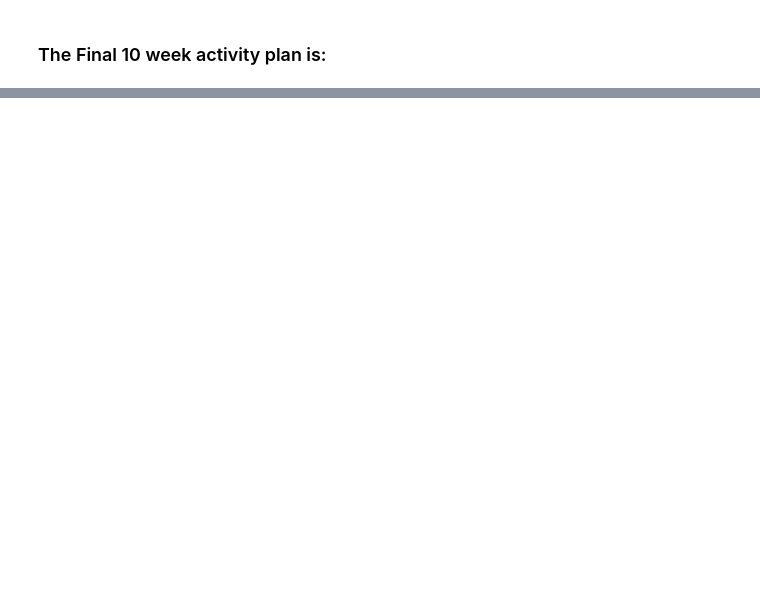
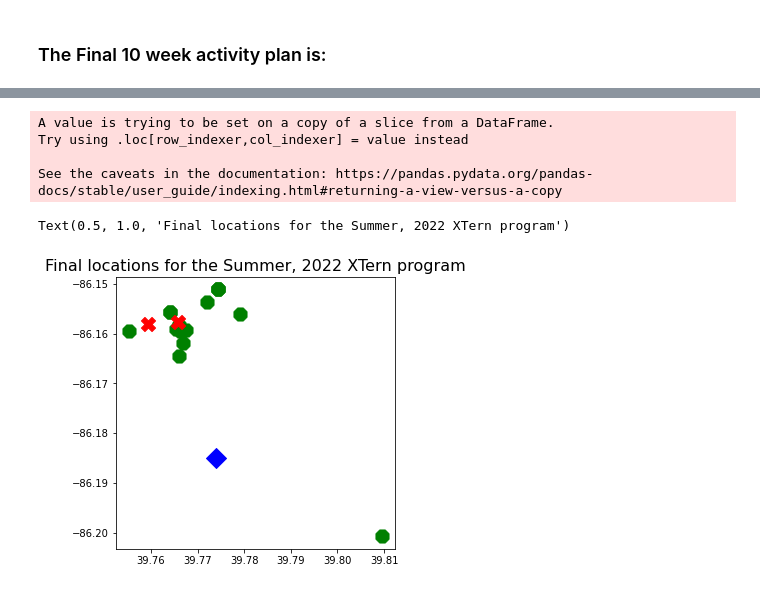
Before and after one commit to agreshg07/XTern_Work_Assessment, a Jupyter notebook: XTern_DS.ipynb, the cells around one changed output, grey strips where cells are left out. Cells and saved outputs as stored; diff of their text form; code cells hidden in the pictures; blank space fills up the shorter version.

Commit message:
Added final plot

```diff
--- a/XTern_DS.ipynb
+++ b/XTern_DS.ipynb
@@ -590,3 +590,20 @@ display(activity_plan)
 | 12 | 9 | 4323936330644394792 | Weekly dinner | Dinner | 2022-04-30 | 20:00:00 | Going for dinner at Greek Islands | 906 S Meridian St, Indianapolis, ... | 39.755211 | ... |
 | 13 | 10 | 906757641058733374 | Weekly dinner | Dinner | 2022-05-07 | 20:00:00 | Going for dinner at Ruth's Chris ... | 2727 E 86th St, Indianapolis, IN ... | 39.766272 | ... |
 | 14 | 10 | vvG1fZpSYbY4qO | Professor Brian Cox - Horizons | Miscellaneous | 2022-05-08 | 19:00:00 | Going to Lecture/Seminar Event at... | 502 N New Jersey St, Indianapolis... | 39.7744 | ... |
+# %%
+must_visit_locations = activity_plan.iloc[:, 8:]
+must_visit_locations['type'] = ['activity' for i in range(len(must_visit_locations))]
+must_visit_locations = must_visit_locations.append(pd.DataFrame({'type':final_df_data['Type'], 'lat':final_df_data['lat'], 'lng':final_df_data['lng']}),ignore_index=True)
+
+plt.figure(figsize=(5,5))
+plt.scatter(must_visit_locations[must_visit_locations['type']=='activity']['lat'], must_visit_locations[must_visit_locations['type']=='activity']['lng'], s = 200, marker='8', label = 'Restaurant', color='green')
+plt.scatter(must_visit_locations[must_visit_locations['type']=='Housing']['lat'], must_visit_locations[must_visit_locations['type']=='Housing']['lng'], s = 200, marker='D', label = 'Housing', color='blue')
+plt.scatter(must_visit_locations[must_visit_locations['type']=='Coworking']['lat'], must_visit_locations[must_visit_locations['type']=='Coworking']['lng'], s = 200, marker='X', label = 'Coworking space', color='red')
+plt.title('Final locations for the Summer, 2022 XTern program', fontsize=16)
+# %% [output]
+A value is trying to be set on a copy of a slice from a DataFrame.
+Try using .loc[row_indexer,col_indexer] = value instead
+
+See the caveats in the documentation: https://pandas.pydata.org/pandas-docs/stable/user_guide/indexing.html#returning-a-view-versus-a-copy
+Text(0.5, 1.0, 'Final locations for the Summer, 2022 XTern program')
+[figure, added]
```
